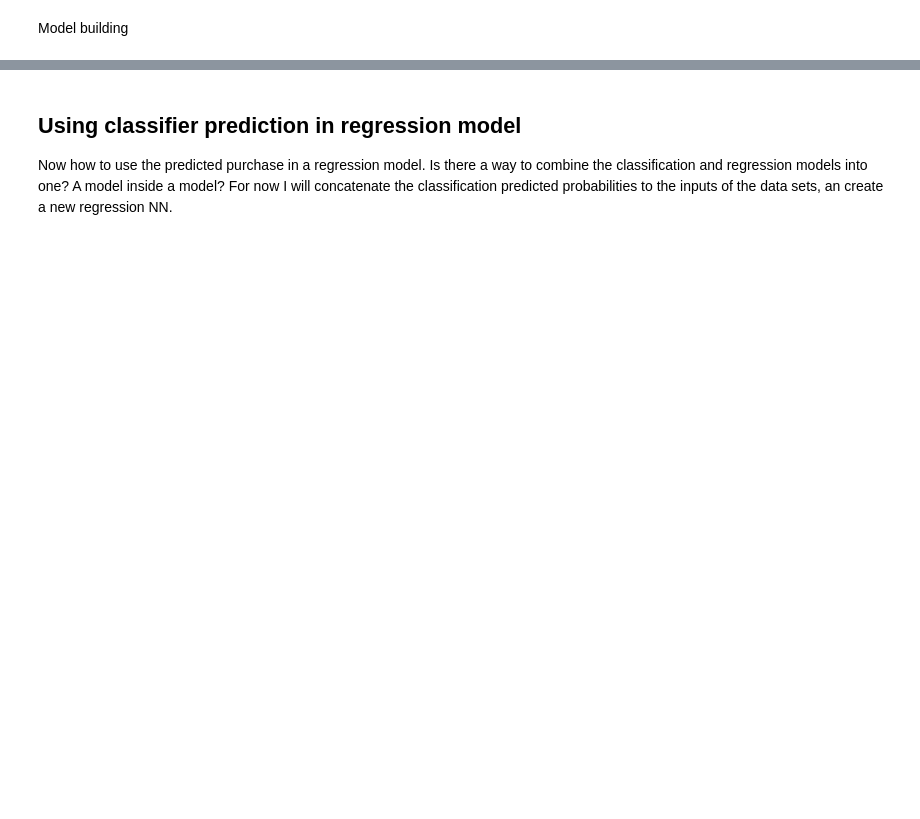
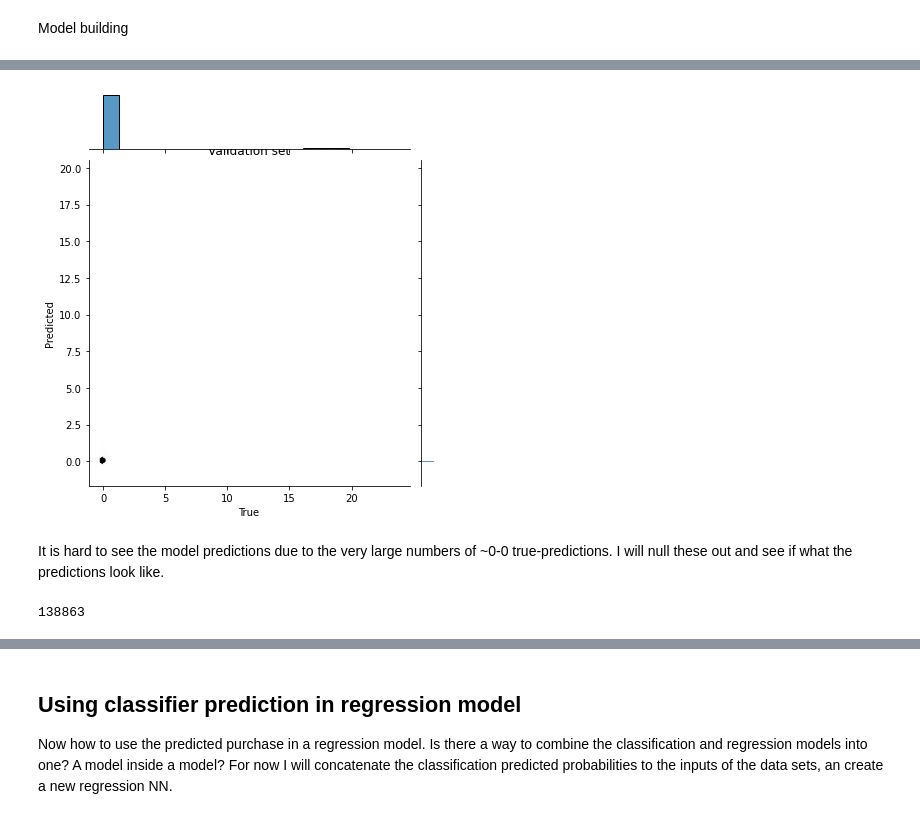
Before and after one commit to b-c-murphy/Capstone_GA-Revenue-Prediction, a Jupyter notebook: Feature Engineering, Processing and Modelling.ipynb, the cells around one changed output, grey strips where cells are left out. Cells and saved outputs as stored; diff of their text form; code cells hidden in the pictures; blank space fills up the shorter version.

```diff
--- a/Feature Engineering, Processing and Modelling.ipynb
+++ b/Feature Engineering, Processing and Modelling.ipynb
@@ -379,0 +431,16 @@ plt.show()
+# %%
+import seaborn as sns
+sns.jointplot(x=valid['targets'],y=model.predict(valid['inputs']).reshape(-1), kind='hex')
+plt.xlabel('True')
+plt.ylabel('Predicted')
+plt.title('Validation set')
+plt.show()
+# %% [output]
+[figure, added]
+# %% [markdown]
+It is hard to see the model predictions due to the very large numbers of ~0-0 true-predictions.  I will null these out and see if what the predictions look like.
+# %%
+mask = (valid['targets']<1.0) & (model.predict(valid['inputs']).reshape(-1)<1.0)
+print(sum(mask))
+# %% [output]
+138863
```
Also changed, not shown: parts of 106 cells of this notebook.
